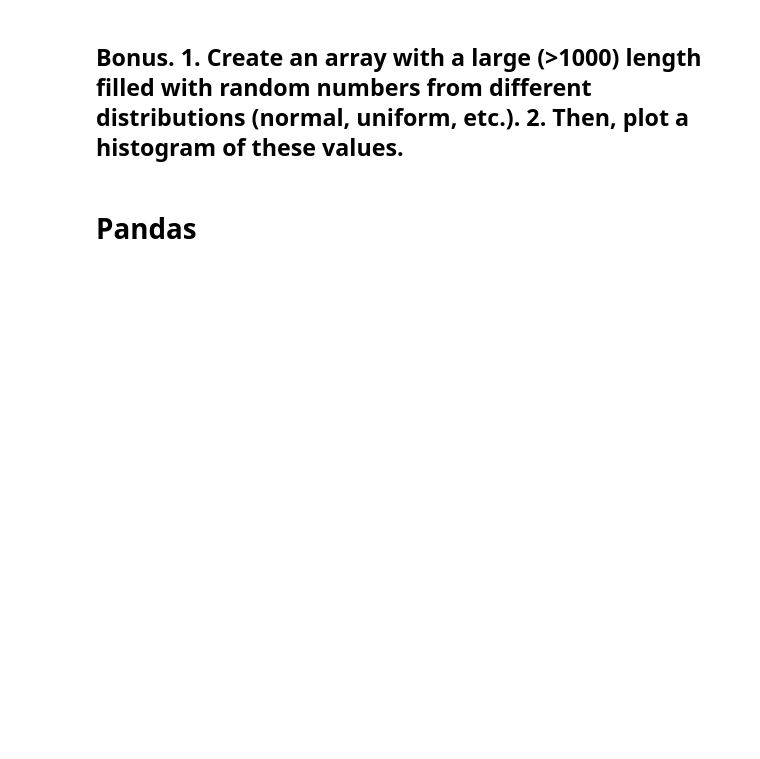
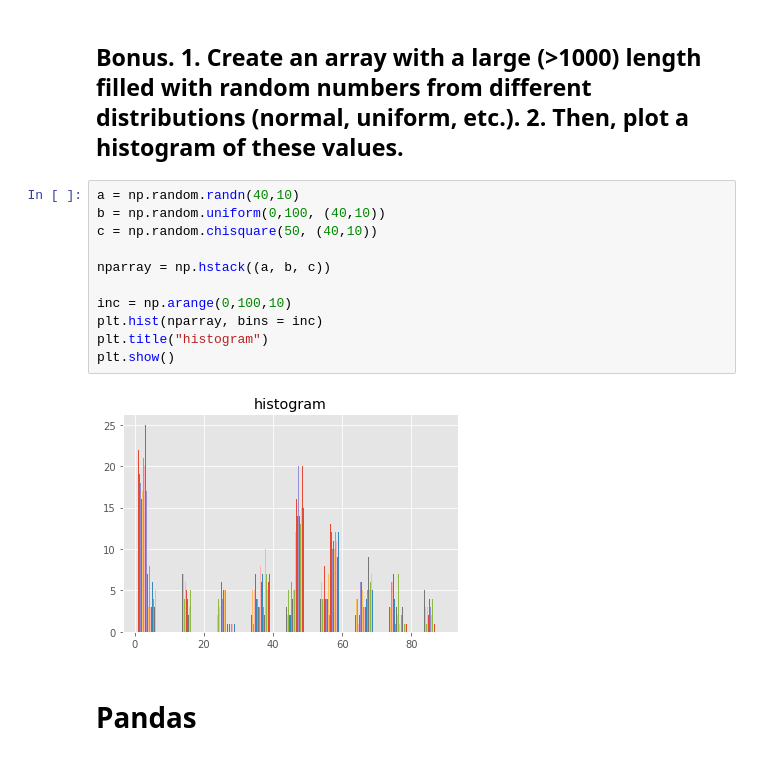
Before and after one commit to rvsullivan1/mlnn_personal, a Jupyter notebook: 2/2.ipynb, the cells around one changed output. Drawn from its saved outputs; the diff is of its cells as text; blank space fills up the shorter version.

```diff
--- a/2/2.ipynb
+++ b/2/2.ipynb
@@ -86,5 +173,18 @@ weights = [88, 83, 92, 74, 77]
 # %% [markdown]
 ## Bonus. 1. Create an array with a large (>1000) length filled with random numbers from different distributions (normal, uniform, etc.). 2. Then, plot a histogram of these values.
+# %%
+a = np.random.randn(40,10)
+b = np.random.uniform(0,100, (40,10))
+c = np.random.chisquare(50, (40,10))
+
+nparray = np.hstack((a, b, c))
+
+inc = np.arange(0,100,10)
+plt.hist(nparray, bins = inc)
+plt.title("histogram")
+plt.show()
+# %% [output]
+[figure, added]
 # %% [markdown]
 # Pandas
 # %% [markdown]
```
Also changed, not shown: parts of 15 cells of this notebook, 3 other files.
